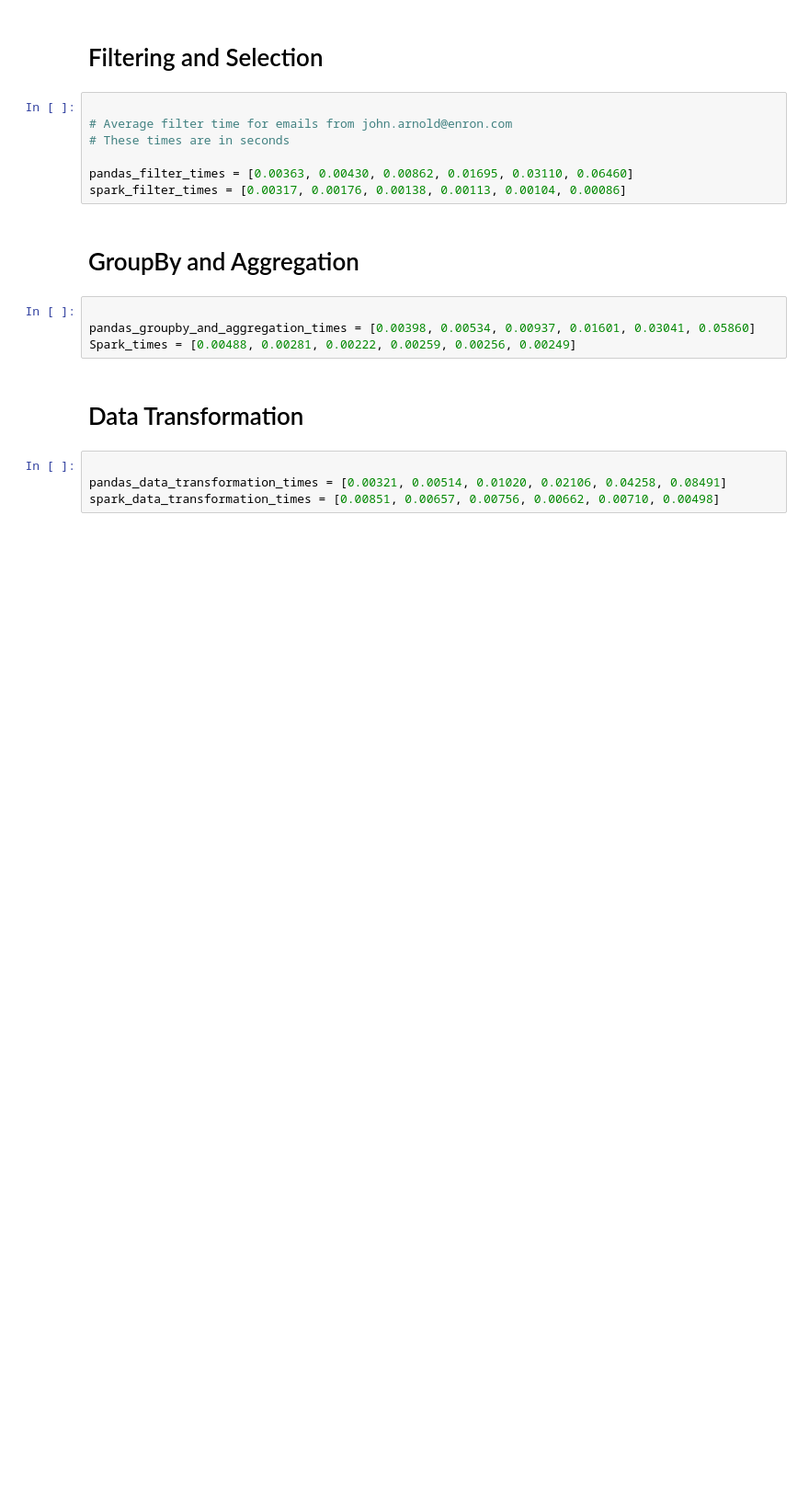
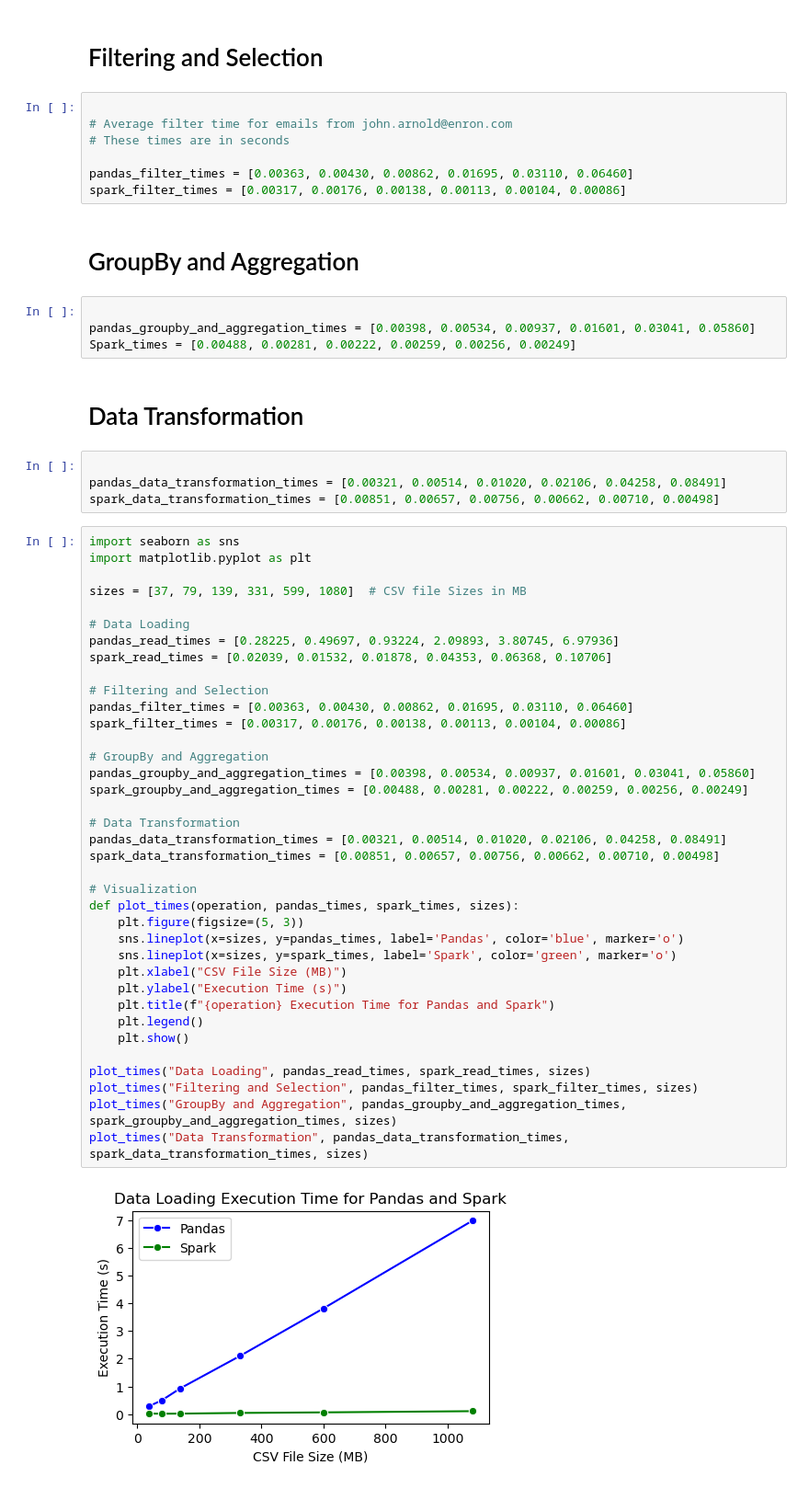
Before and after one commit to Bachelor-Thesis-HKR/Performance_measurement, a Jupyter notebook: visualization.ipynb, the cells around one changed output. Shown at 92% size. Cells and saved outputs as stored; diff of their text form; blank space fills up the shorter version.

Commit message:
done with the diagrams

```diff
--- a/visualization.ipynb
+++ b/visualization.ipynb
@@ -35,3 +35,42 @@ Spark_times = [0.00488, 0.00281, 0.00222, 0.00259, 0.00256, 0.00249]
 
 pandas_data_transformation_times = [0.00321, 0.00514, 0.01020, 0.02106, 0.04258, 0.08491]
 spark_data_transformation_times = [0.00851, 0.00657, 0.00756, 0.00662, 0.00710, 0.00498]
+# %%
+import seaborn as sns
+import matplotlib.pyplot as plt
+
+sizes = [37, 79, 139, 331, 599, 1080]  # CSV file Sizes in MB
+
+# Data Loading
+pandas_read_times = [0.28225, 0.49697, 0.93224, 2.09893, 3.80745, 6.97936]
+spark_read_times = [0.02039, 0.01532, 0.01878, 0.04353, 0.06368, 0.10706]
+
+# Filtering and Selection
+pandas_filter_times = [0.00363, 0.00430, 0.00862, 0.01695, 0.03110, 0.06460]
+spark_filter_times = [0.00317, 0.00176, 0.00138, 0.00113, 0.00104, 0.00086]
+
+# GroupBy and Aggregation
+pandas_groupby_and_aggregation_times = [0.00398, 0.00534, 0.00937, 0.01601, 0.03041, 0.05860]
+spark_groupby_and_aggregation_times = [0.00488, 0.00281, 0.00222, 0.00259, 0.00256, 0.00249]
+
+# Data Transformation
+pandas_data_transformation_times = [0.00321, 0.00514, 0.01020, 0.02106, 0.04258, 0.08491]
+spark_data_transformation_times = [0.00851, 0.00657, 0.00756, 0.00662, 0.00710, 0.00498]
+
+# Visualization
+def plot_times(operation, pandas_times, spark_times, sizes):
+    plt.figure(figsize=(5, 3))
+    sns.lineplot(x=sizes, y=pandas_times, label='Pandas', color='blue', marker='o')
+    sns.lineplot(x=sizes, y=spark_times, label='Spark', color='green', marker='o')
+    plt.xlabel("CSV File Size (MB)")
+    plt.ylabel("Execution Time (s)")
+    plt.title(f"{operation} Execution Time for Pandas and Spark")
+    plt.legend()
+    plt.show()
+
+plot_times("Data Loading", pandas_read_times, spark_read_times, sizes)
+plot_times("Filtering and Selection", pandas_filter_times, spark_filter_times, sizes)
+plot_times("GroupBy and Aggregation", pandas_groupby_and_aggregation_times, spark_groupby_and_aggregation_times, sizes)
+plot_times("Data Transformation", pandas_data_transformation_times, spark_data_transformation_times, sizes)
+# %% [output]
+[figure, added]
```
Also changed, not shown: parts of 1 cell of this notebook.
